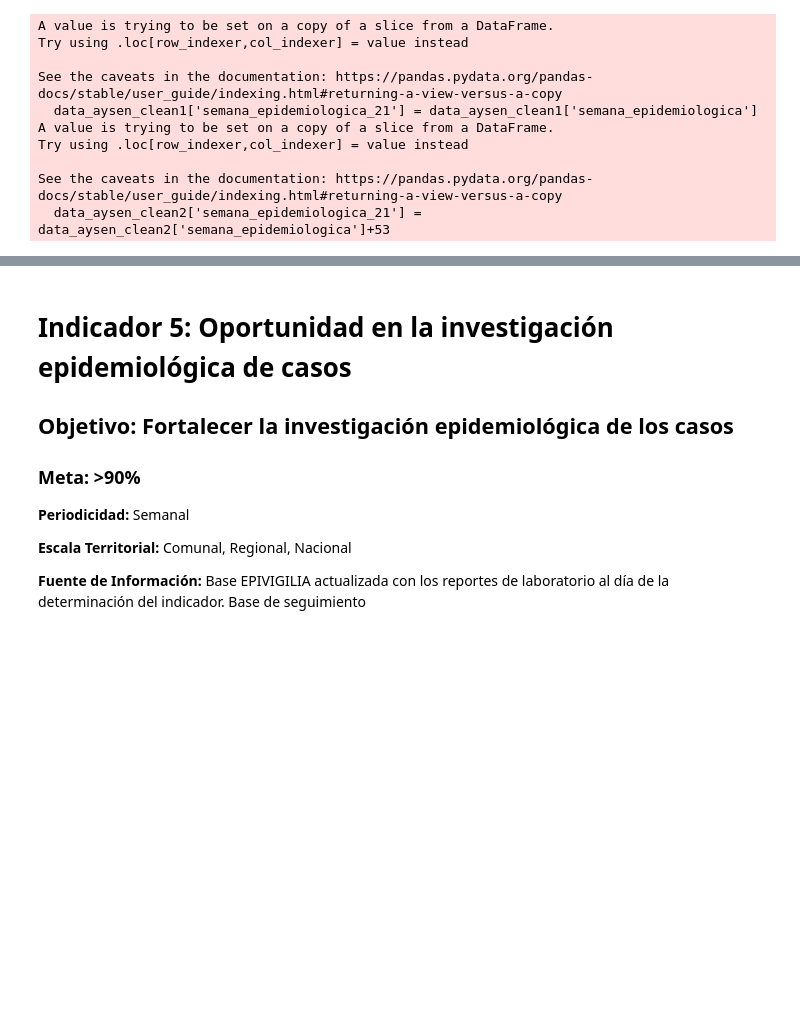
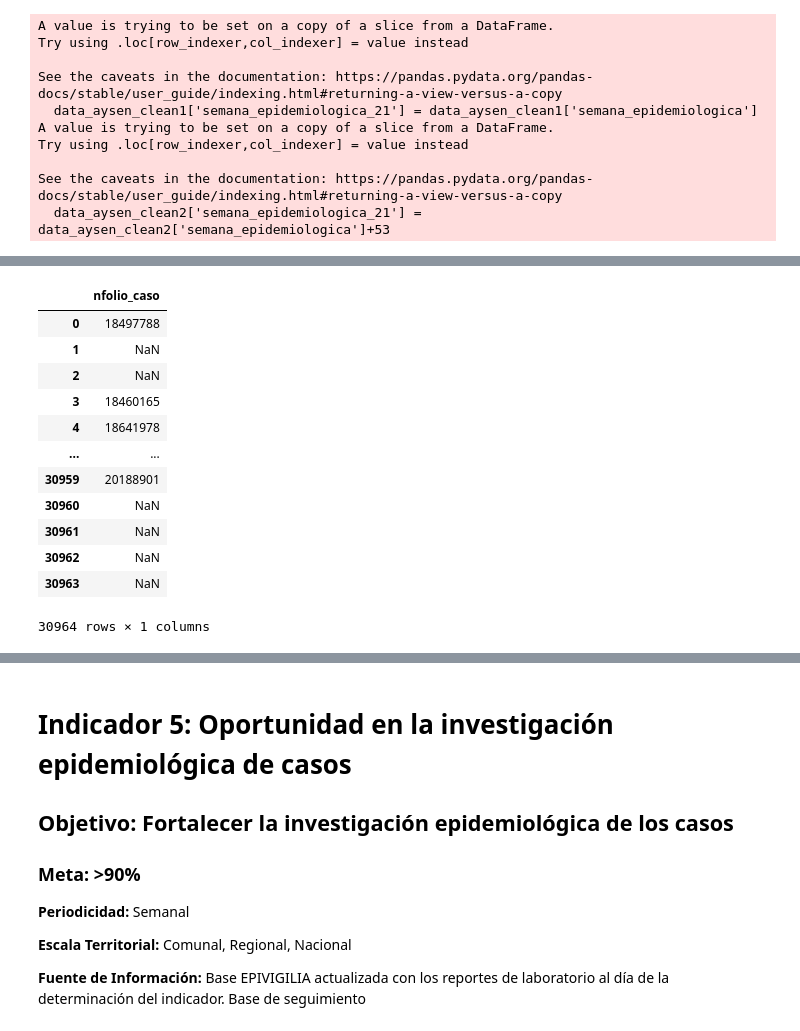
Before and after one commit to millacurafa/SeremiSaludAysenCovid, a Jupyter notebook: indicadores_trazabilidad.ipynb, the cells around one changed output, grey strips where cells are left out. Saved outputs shown, nothing was run; the diff lists cells and outputs as text; code cells hidden in the pictures; blank space fills up the shorter version.

```diff
--- a/indicadores_trazabilidad.ipynb
+++ b/indicadores_trazabilidad.ipynb
@@ -181,0 +195,18 @@ data_aysen_clean.sample(10)
+# %%
+# Divide strings utilizando regex para extraer contactos estrechos
+
+df_seguimiento['n_folio'].str.extract(r'SC[0-9]+-([0-9]+)', flags=0,expand=True).rename(columns={0:'nfolio_caso'})
+# %% [output]
+|  | nfolio_caso |
+| 0 | 18497788 |
+| 1 | NaN |
+| 2 | NaN |
+| 3 | 18460165 |
+| 4 | 18641978 |
+| ... | ... |
+| 30959 | 20188901 |
+| 30960 | NaN |
+| 30961 | NaN |
+| 30962 | NaN |
+| 30963 | NaN |
+30964 rows × 1 columns
```
Also changed, not shown: parts of 8 cells of this notebook, 1 other file.
